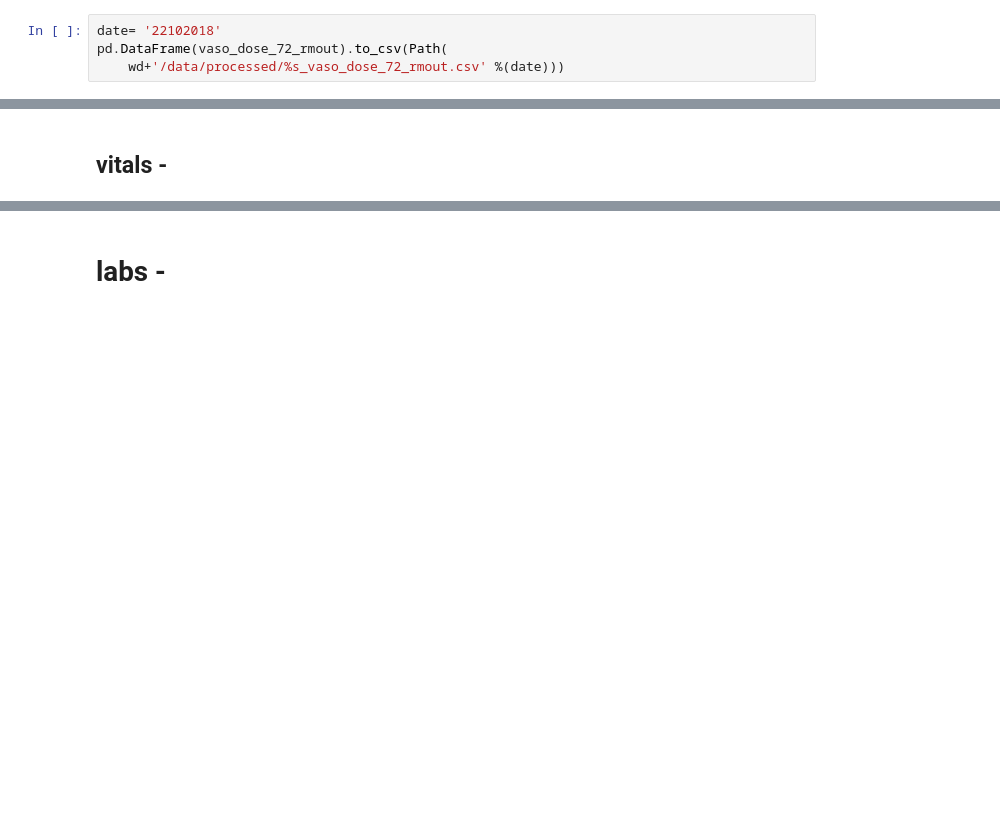
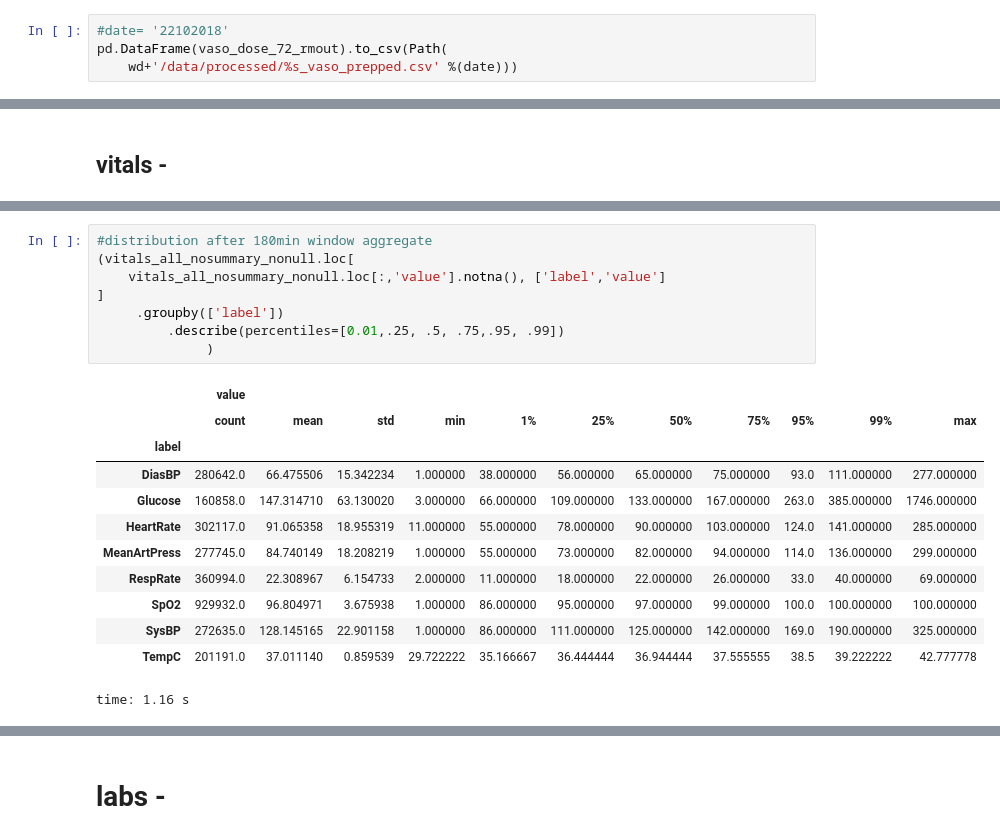
Before and after one commit to kellylinyingxin/mimiciii-antibiotics-modeling, a Jupyter notebook: notebooks/03.1-clinical_variable_prep.ipynb, the cells around one changed output, grey strips where cells are left out. Cells and saved outputs as stored; diff of their text form; blank space fills up the shorter version.

```diff
--- a/notebooks/03.1-clinical_variable_prep.ipynb
+++ b/notebooks/03.1-clinical_variable_prep.ipynb
@@ -210,5 +217,5 @@ time: 3.07 ms
 # %%
-date= '22102018'
+#date= '22102018'
 pd.DataFrame(vaso_dose_72_rmout).to_csv(Path(
-    wd+'/data/processed/%s_vaso_dose_72_rmout.csv' %(date)))
+    wd+'/data/processed/%s_vaso_prepped.csv' %(date)))
 # %% [output]
@@ -286,0 +394,21 @@ time: 1.62 s
+# %%
+#distribution after 180min window aggregate
+(vitals_all_nosummary_nonull.loc[
+    vitals_all_nosummary_nonull.loc[:,'value'].notna(), ['label','value']
+]
+     .groupby(['label'])
+         .describe(percentiles=[0.01,.25, .5, .75,.95, .99])
+              )
+# %% [output]
+|  | value |  |  |  |  |  |  |  |  |  |  |
+|  | count | mean | std | min | 1% | 25% | 50% | 75% | 95% | 99% | max |
+| label |  |  |  |  |  |  |  |  |  |  |  |
+| DiasBP | 280642.0 | 66.475506 | 15.342234 | 1.000000 | 38.000000 | 56.000000 | 65.000000 | 75.000000 | 93.0 | 111.000000 | 277.000000 |
+| Glucose | 160858.0 | 147.314710 | 63.130020 | 3.000000 | 66.000000 | 109.000000 | 133.000000 | 167.000000 | 263.0 | 385.000000 | 1746.000000 |
+| HeartRate | 302117.0 | 91.065358 | 18.955319 | 11.000000 | 55.000000 | 78.000000 | 90.000000 | 103.000000 | 124.0 | 141.000000 | 285.000000 |
+| MeanArtPress | 277745.0 | 84.740149 | 18.208219 | 1.000000 | 55.000000 | 73.000000 | 82.000000 | 94.000000 | 114.0 | 136.000000 | 299.000000 |
+| RespRate | 360994.0 | 22.308967 | 6.154733 | 2.000000 | 11.000000 | 18.000000 | 22.000000 | 26.000000 | 33.0 | 40.000000 | 69.000000 |
+| SpO2 | 929932.0 | 96.804971 | 3.675938 | 1.000000 | 86.000000 | 95.000000 | 97.000000 | 99.000000 | 100.0 | 100.000000 | 100.000000 |
+| SysBP | 272635.0 | 128.145165 | 22.901158 | 1.000000 | 86.000000 | 111.000000 | 125.000000 | 142.000000 | 169.0 | 190.000000 | 325.000000 |
+| TempC | 201191.0 | 37.011140 | 0.859539 | 29.722222 | 35.166667 | 36.444444 | 36.944444 | 37.555555 | 38.5 | 39.222222 | 42.777778 |
+time: 1.16 s
```
Also changed, not shown: parts of 94 cells of this notebook.
